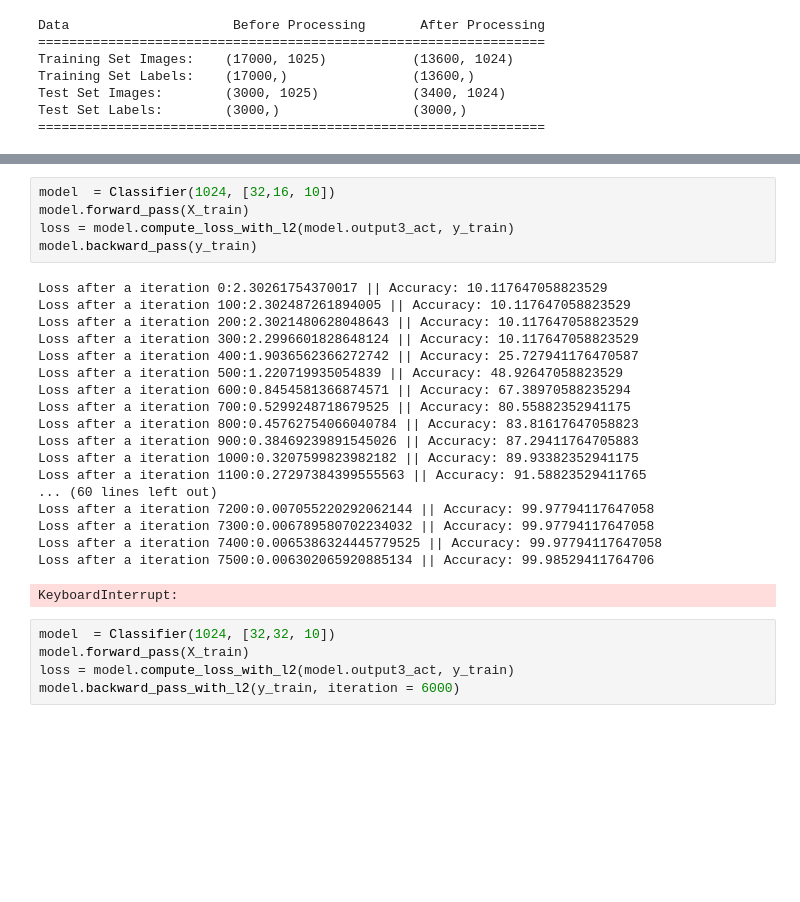
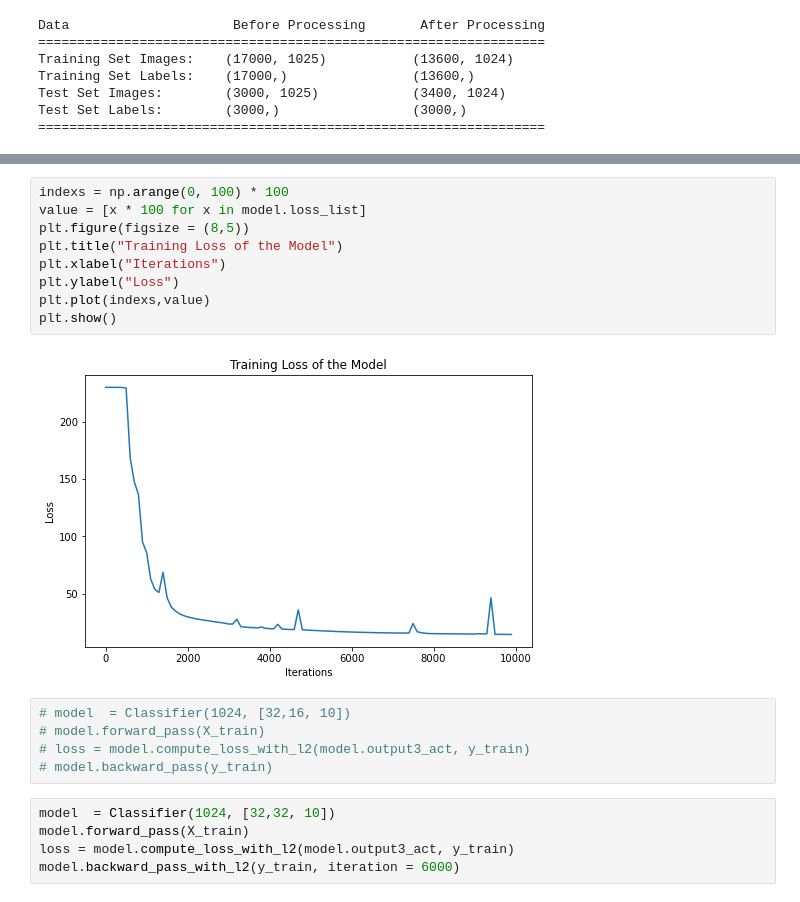
Before and after one commit to aashishpokharel/Final-Year-Project, a Jupyter notebook: ClassBasedDigitClassifier.ipynb, the cells around one changed output, grey strips where cells are left out. Cells and saved outputs as stored; diff of their text form; blank space fills up the shorter version.

```diff
--- a/ClassBasedDigitClassifier.ipynb
+++ b/ClassBasedDigitClassifier.ipynb
@@ -344,27 +373,19 @@ Loss after a iteration 9900:0.17712771527076948 || Accuracy: 95.63970588235294
+# %%
+indexs = np.arange(0, 100) * 100
+value = [x * 100 for x in model.loss_list]
+plt.figure(figsize = (8,5))
+plt.title("Training Loss of the Model")
+plt.xlabel("Iterations")
+plt.ylabel("Loss")
+plt.plot(indexs,value)
+plt.show()
+# %% [output]
+[figure, added]
 # %%
-model  = Classifier(1024, [32,16, 10])
-model.forward_pass(X_train)
-loss = model.compute_loss_with_l2(model.output3_act, y_train)
-model.backward_pass(y_train)
+# model  = Classifier(1024, [32,16, 10])
+# model.forward_pass(X_train)
+# loss = model.compute_loss_with_l2(model.output3_act, y_train)
+# model.backward_pass(y_train)
-# %% [output]
-Loss after a iteration 0:2.30261754370017 || Accuracy: 10.117647058823529
-Loss after a iteration 100:2.302487261894005 || Accuracy: 10.117647058823529
-Loss after a iteration 200:2.3021480628048643 || Accuracy: 10.117647058823529
-Loss after a iteration 300:2.2996601828648124 || Accuracy: 10.117647058823529
-Loss after a iteration 400:1.9036562366272742 || Accuracy: 25.727941176470587
-Loss after a iteration 500:1.220719935054839 || Accuracy: 48.92647058823529
-Loss after a iteration 600:0.8454581366874571 || Accuracy: 67.38970588235294
-Loss after a iteration 700:0.5299248718679525 || Accuracy: 80.55882352941175
-Loss after a iteration 800:0.45762754066040784 || Accuracy: 83.81617647058823
-Loss after a iteration 900:0.38469239891545026 || Accuracy: 87.29411764705883
-Loss after a iteration 1000:0.3207599823982182 || Accuracy: 89.93382352941175
-Loss after a iteration 1100:0.27297384399555563 || Accuracy: 91.58823529411765
-... (60 lines left out)
-Loss after a iteration 7200:0.007055220292062144 || Accuracy: 99.97794117647058
-Loss after a iteration 7300:0.006789580702234032 || Accuracy: 99.97794117647058
-Loss after a iteration 7400:0.0065386324445779525 || Accuracy: 99.97794117647058
-Loss after a iteration 7500:0.006302065920885134 || Accuracy: 99.98529411764706
-KeyboardInterrupt:
 # %%
 model  = Classifier(1024, [32,32, 10])
 model.forward_pass(X_train)
```
Also changed, not shown: parts of 5 cells of this notebook, 5 other files.
